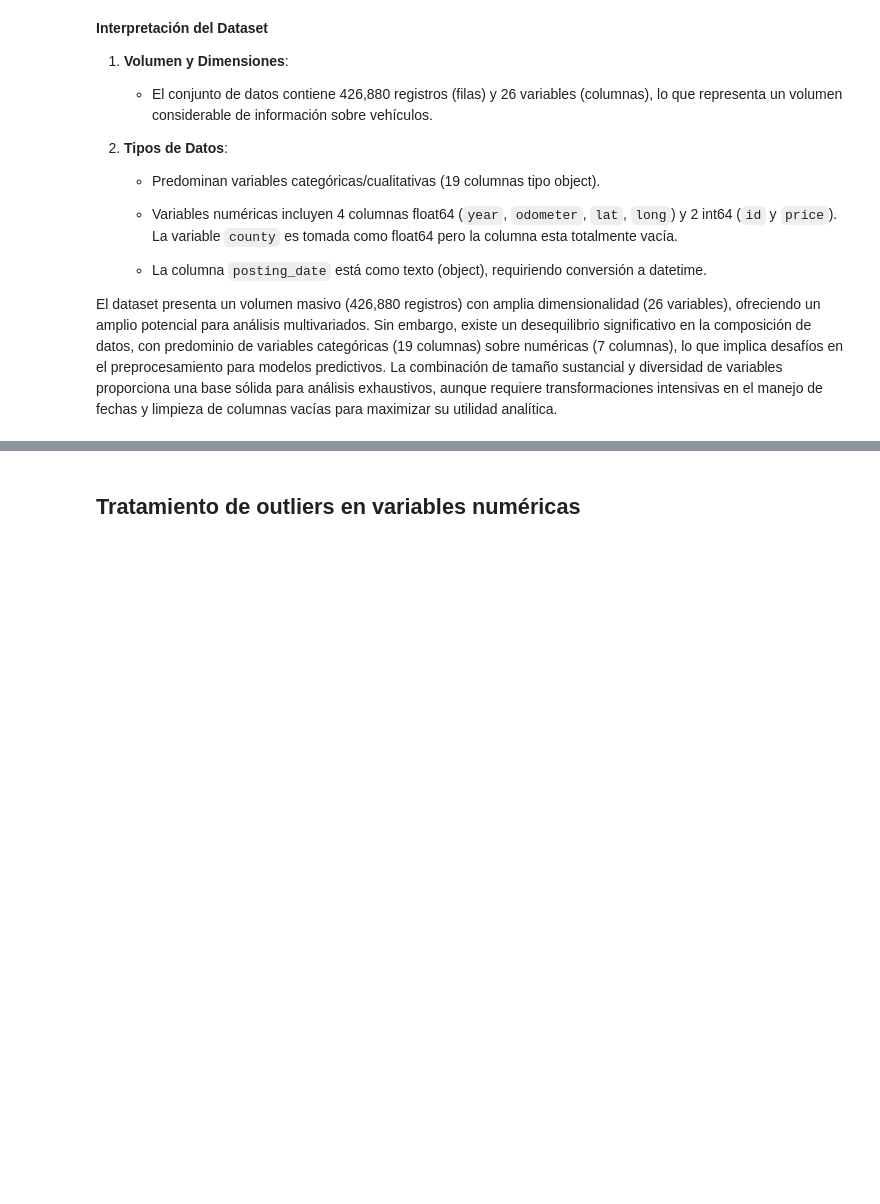
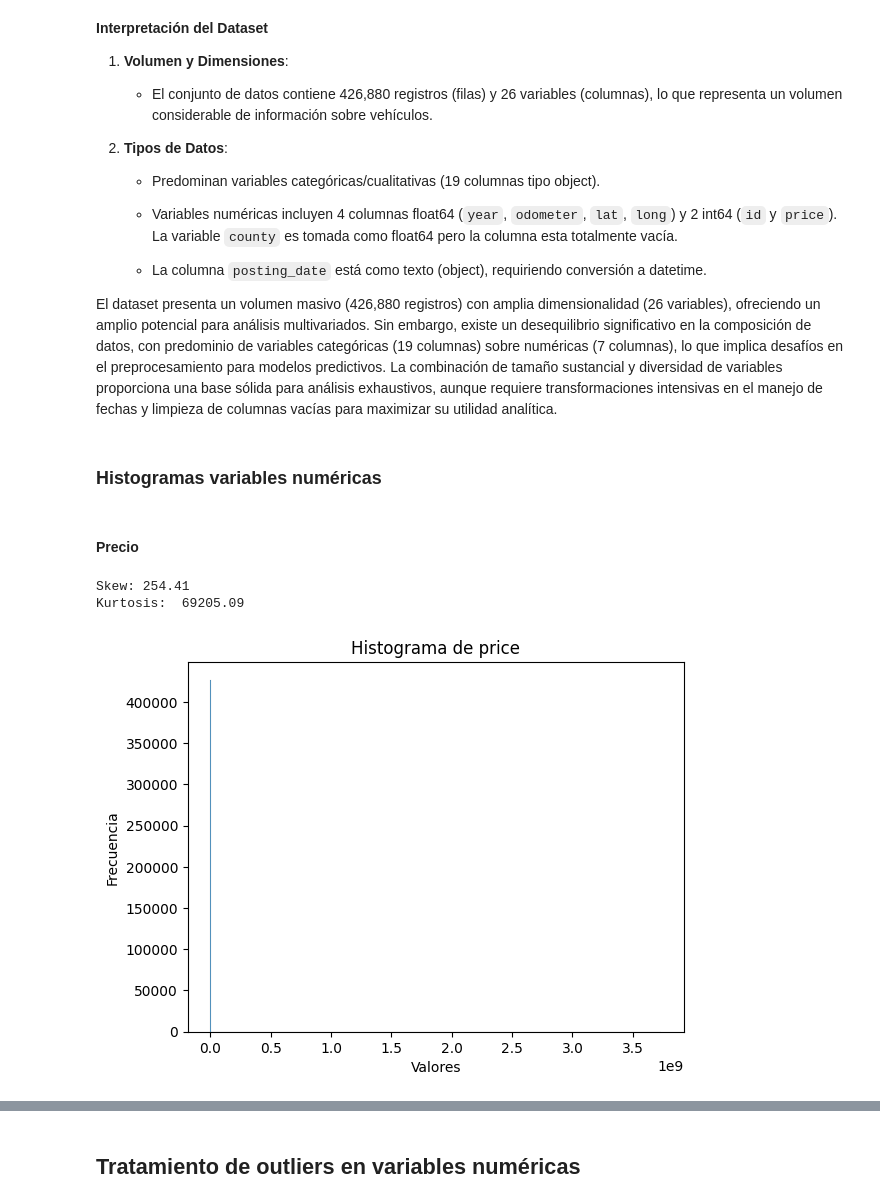
Before and after one commit to cristianclc/modelos_ridge_lasso_logistic, a Jupyter notebook: _sources/miniproject.ipynb, the cells around one changed output, grey strips where cells are left out. Saved outputs shown, nothing was run; the diff lists cells and outputs as text; code cells hidden in the pictures; blank space fills up the shorter version.

```diff
--- a/_sources/miniproject.ipynb
+++ b/_sources/miniproject.ipynb
@@ -93,3 +94,20 @@ memory usage: 84.7+ MB
     - La columna `posting_date` está como texto (object), requiriendo conversión a datetime.
 
 El dataset presenta un volumen masivo (426,880 registros) con amplia dimensionalidad (26 variables), ofreciendo un amplio potencial para análisis multivariados. Sin embargo, existe un desequilibrio significativo en la composición de datos, con predominio de variables categóricas (19 columnas) sobre numéricas (7 columnas), lo que implica desafíos en el preprocesamiento para modelos predictivos. La combinación de tamaño sustancial y diversidad de variables proporciona una base sólida para análisis exhaustivos, aunque requiere transformaciones intensivas en el manejo de fechas y limpieza de columnas vacías para maximizar su utilidad analítica.
+# %% [markdown]
+### Histogramas variables numéricas
+# %% [markdown]
+#### Precio
+# %%
+print('Skew:', round(df['price'].skew(), 2))
+print('Kurtosis: ', round(df['price'].kurtosis(), 2))
+
+sns.histplot(df['price'], kde=False, bins=1000)
+plt.title(f'Histograma de price')
+plt.xlabel('Valores')
+plt.ylabel('Frecuencia')
+plt.show()
+# %% [output]
+Skew: 254.41
+Kurtosis:  69205.09
+[figure, added]
```
Also changed, not shown: parts of 36 cells of this notebook, 19 other files.
